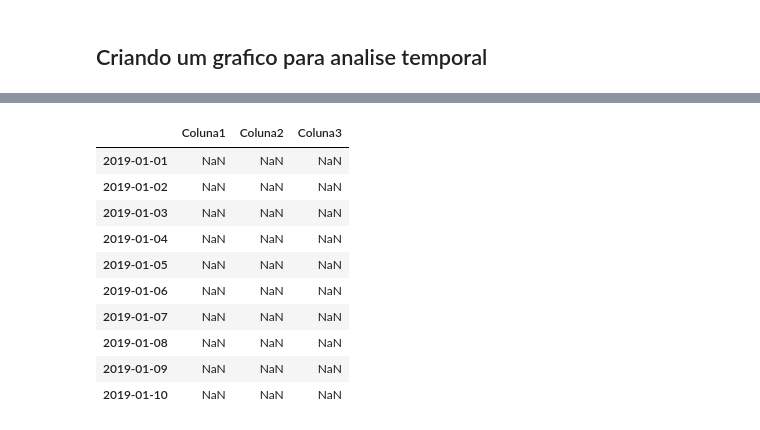
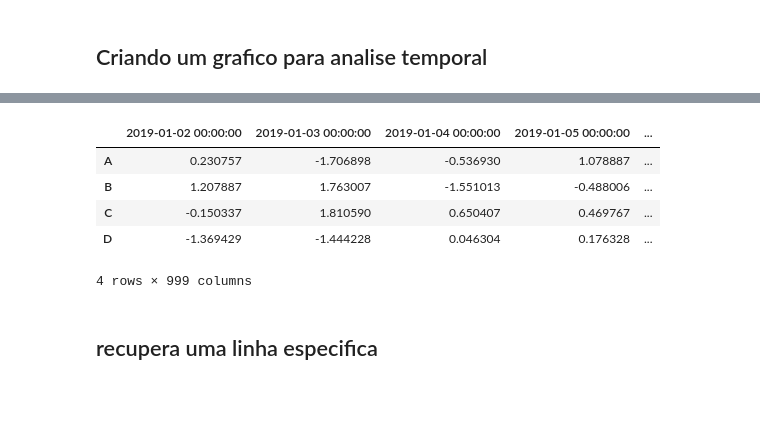
Before and after one commit to WesleySiNeves/AprendendoPython, a Jupyter notebook: pyData/Pandas/Pandas_Data_range_2.ipynb, the cells around one changed output, grey strips where cells are left out. Saved outputs shown, nothing was run; the diff lists cells and outputs as text; code cells hidden in the pictures; blank space fills up the shorter version.

```diff
--- a/pyData/Pandas/Pandas_Data_range_2.ipynb
+++ b/pyData/Pandas/Pandas_Data_range_2.ipynb
@@ -112,18 +122,15 @@ df['A'].plot.line()
 # %%
 datas = pd.date_range('20190101',periods=1000,freq='D')
 # %%
-novo_dataframe = pd.DataFrame(dataframe,index=datas)
+novo_dataframe = pd.DataFrame(df,index=datas)
 
-novo_dataframe[0:10]
+novo_dataframe[1:].T
 # %% [output]
-|  | Coluna1 | Coluna2 | Coluna3 |
-| 2019-01-01 | NaN | NaN | NaN |
-| 2019-01-02 | NaN | NaN | NaN |
-| 2019-01-03 | NaN | NaN | NaN |
-| 2019-01-04 | NaN | NaN | NaN |
-| 2019-01-05 | NaN | NaN | NaN |
-| 2019-01-06 | NaN | NaN | NaN |
-| 2019-01-07 | NaN | NaN | NaN |
-| 2019-01-08 | NaN | NaN | NaN |
-| 2019-01-09 | NaN | NaN | NaN |
-| 2019-01-10 | NaN | NaN | NaN |
+|  | 2019-01-02 00:00:00 | 2019-01-03 00:00:00 | 2019-01-04 00:00:00 | 2019-01-05 00:00:00 | ... |
+| A | 0.230757 | -1.706898 | -0.536930 | 1.078887 | ... |
+| B | 1.207887 | 1.763007 | -1.551013 | -0.488006 | ... |
+| C | -0.150337 | 1.810590 | 0.650407 | 0.469767 | ... |
+| D | -1.369429 | -1.444228 | 0.046304 | 0.176328 | ... |
+4 rows × 999 columns
+# %% [markdown]
+## recupera uma linha especifica
```
Also changed, not shown: parts of 9 cells of this notebook, 7 other files.
